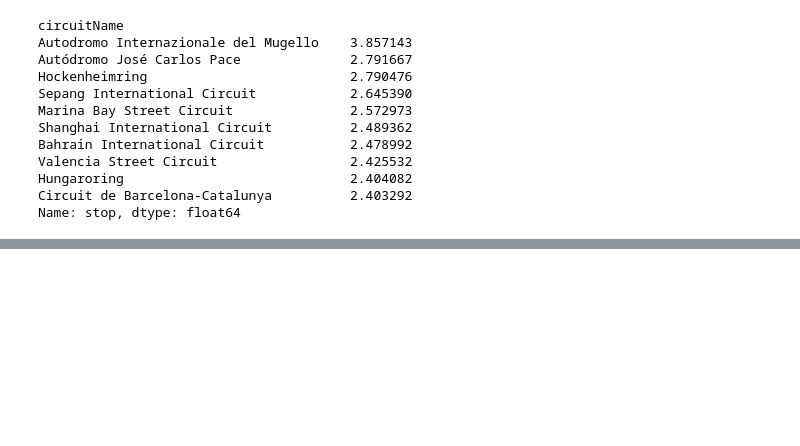
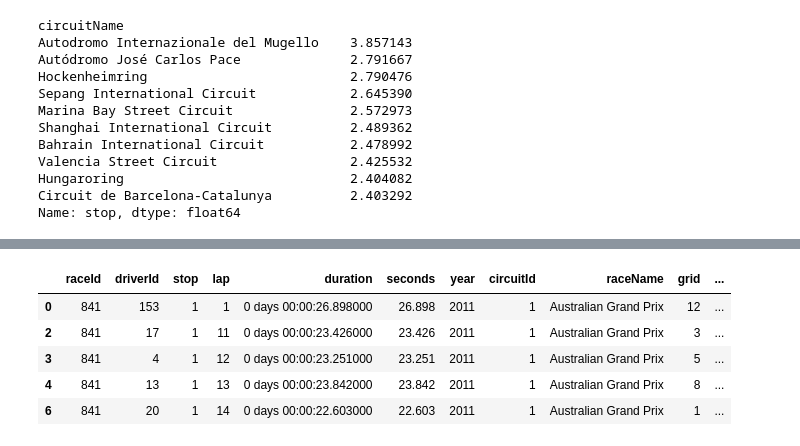
Before and after one commit to PraveenAyush/Formula-1-Analytics, a Jupyter notebook: pit_stop_analysis.ipynb, the cells around one changed output, grey strips where cells are left out. Saved outputs shown, nothing was run; the diff lists cells and outputs as text; code cells hidden in the pictures; blank space fills up the shorter version.

```diff
--- a/pit_stop_analysis.ipynb
+++ b/pit_stop_analysis.ipynb
@@ -251,0 +256,14 @@ fig.show()
+# %%
+# Circuit IDs of all the circuits that were part of the 2021 and 2022 calendars
+circuit_ids = set(races[races['year'] == 2021]['circuitId']) | set(races[races['year'] == 2022]['circuitId'])
+# %%
+# Picking only those rows with circuitId in the set circuit_ids
+filtered_df = df[(df['circuitId'].isin(circuit_ids)) & (df['statusId'].isin([1,11,12,13]))]
+filtered_df.head()
+# %% [output]
+|  | raceId | driverId | stop | lap | duration | seconds | year | circuitId | raceName | grid | ... |
+| 0 | 841 | 153 | 1 | 1 | 0 days 00:00:26.898000 | 26.898 | 2011 | 1 | Australian Grand Prix | 12 | ... |
+| 2 | 841 | 17 | 1 | 11 | 0 days 00:00:23.426000 | 23.426 | 2011 | 1 | Australian Grand Prix | 3 | ... |
+| 3 | 841 | 4 | 1 | 12 | 0 days 00:00:23.251000 | 23.251 | 2011 | 1 | Australian Grand Prix | 5 | ... |
+| 4 | 841 | 13 | 1 | 13 | 0 days 00:00:23.842000 | 23.842 | 2011 | 1 | Australian Grand Prix | 8 | ... |
+| 6 | 841 | 20 | 1 | 14 | 0 days 00:00:22.603000 | 22.603 | 2011 | 1 | Australian Grand Prix | 1 | ... |
```
Also changed, not shown: parts of 7 cells of this notebook.
